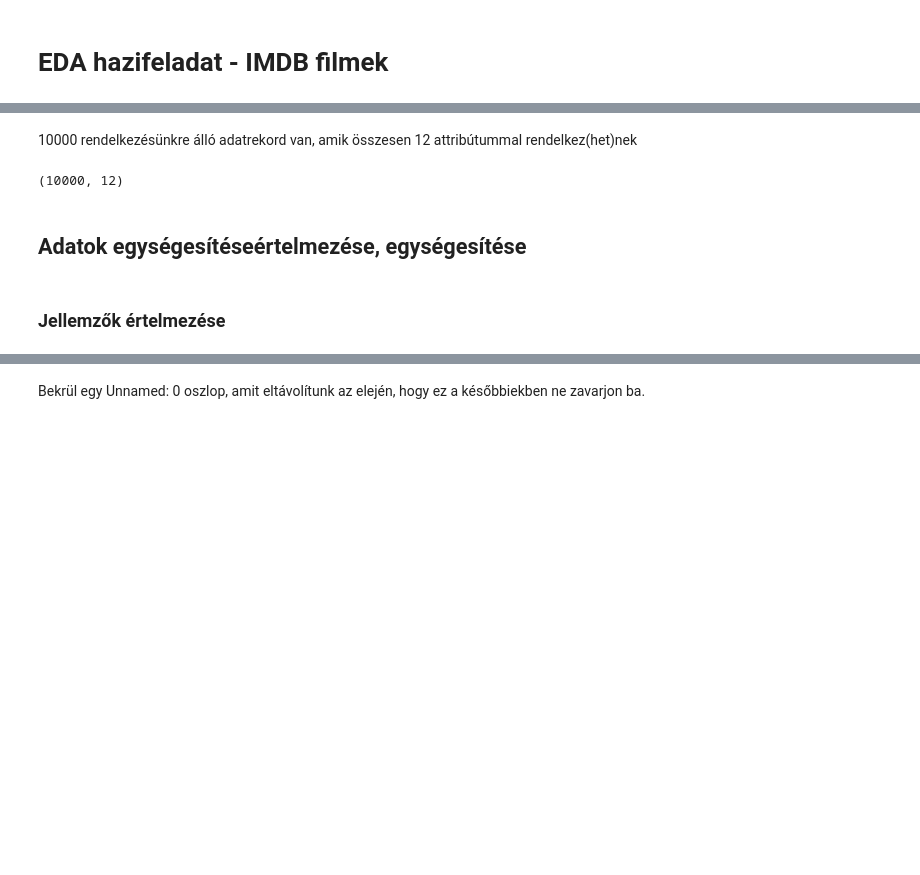
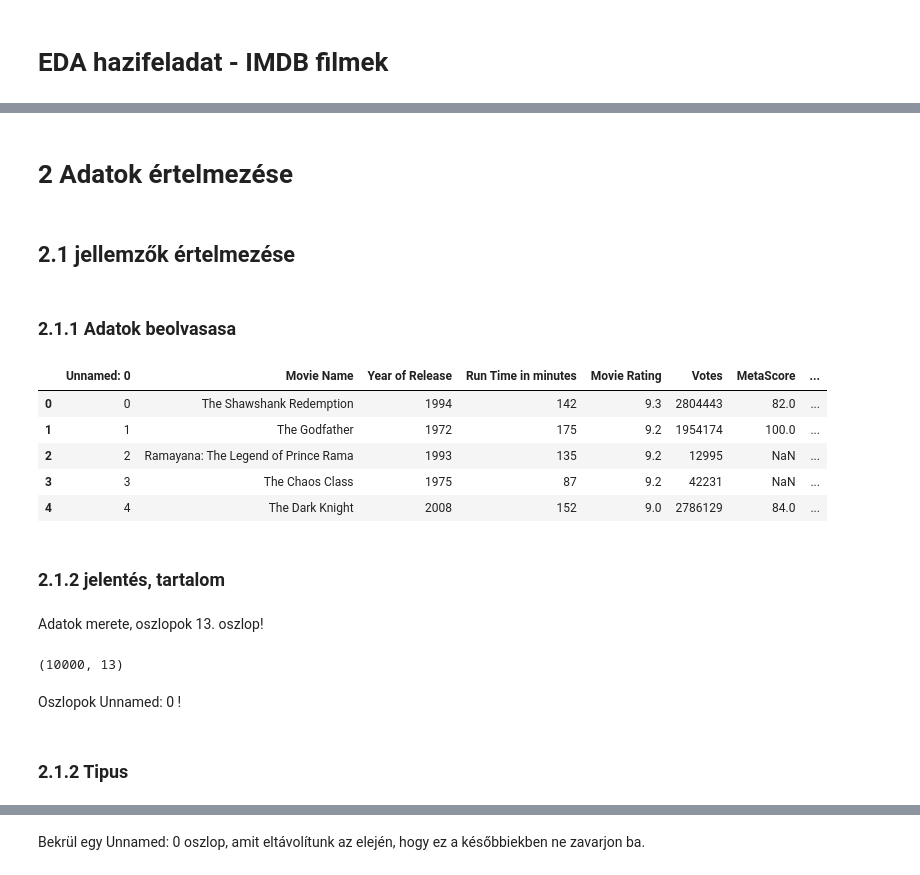
Before and after one commit to gutbrot/dataS, a Jupyter notebook: hw/EDA.ipynb, the cells around one changed output, grey strips where cells are left out. Saved outputs shown, nothing was run; the diff lists cells and outputs as text; code cells hidden in the pictures; blank space fills up the shorter version.

```diff
--- a/hw/EDA.ipynb
+++ b/hw/EDA.ipynb
@@ -42,10 +21,38 @@ dtype: object
-# %% [markdown]
-10000 rendelkezésünkre álló adatrekord van, amik összesen 12 attribútummal rendelkez(het)nek
-# %%
-df.shape
-# %% [output]
-(10000, 12)
 # %% [markdown]
-## Adatok egységesítéseértelmezése, egységesítése
+# 2 Adatok értelmezése
+# %% [markdown]
+## 2.1  jellemzők értelmezése
+# %% [markdown]
+### 2.1.1 Adatok beolvasasa
+# %%
+import numpy as np
+import pandas as pd
+import plotly.express as px
+import plotly.graph_objects as go
+from plotly.subplots import make_subplots
+import seaborn as sns
+import matplotlib.pyplot as plt
+
+df = pd.read_csv("data.csv")
+df.head()
+# %% [output]
+|  | Unnamed: 0 | Movie Name | Year of Release | Run Time in minutes | Movie Rating | Votes | MetaScore | ... |
+| 0 | 0 | The Shawshank Redemption | 1994 | 142 | 9.3 | 2804443 | 82.0 | ... |
+| 1 | 1 | The Godfather | 1972 | 175 | 9.2 | 1954174 | 100.0 | ... |
+| 2 | 2 | Ramayana: The Legend of Prince Rama | 1993 | 135 | 9.2 | 12995 | NaN | ... |
+| 3 | 3 | The Chaos Class | 1975 | 87 | 9.2 | 42231 | NaN | ... |
+| 4 | 4 | The Dark Knight | 2008 | 152 | 9.0 | 2786129 | 84.0 | ... |
 # %% [markdown]
-### Jellemzők értelmezése
+### 2.1.2 jelentés, tartalom
+# %% [markdown]
+Adatok merete, oszlopok
+13. oszlop!
+# %%
+df.shape
+# %% [output]
+(10000, 13)
+# %% [markdown]
+Oszlopok
+Unnamed: 0 !
+# %% [markdown]
+### 2.1.2 Tipus
```
Also changed, not shown: parts of 42 cells of this notebook, 1 other file.
